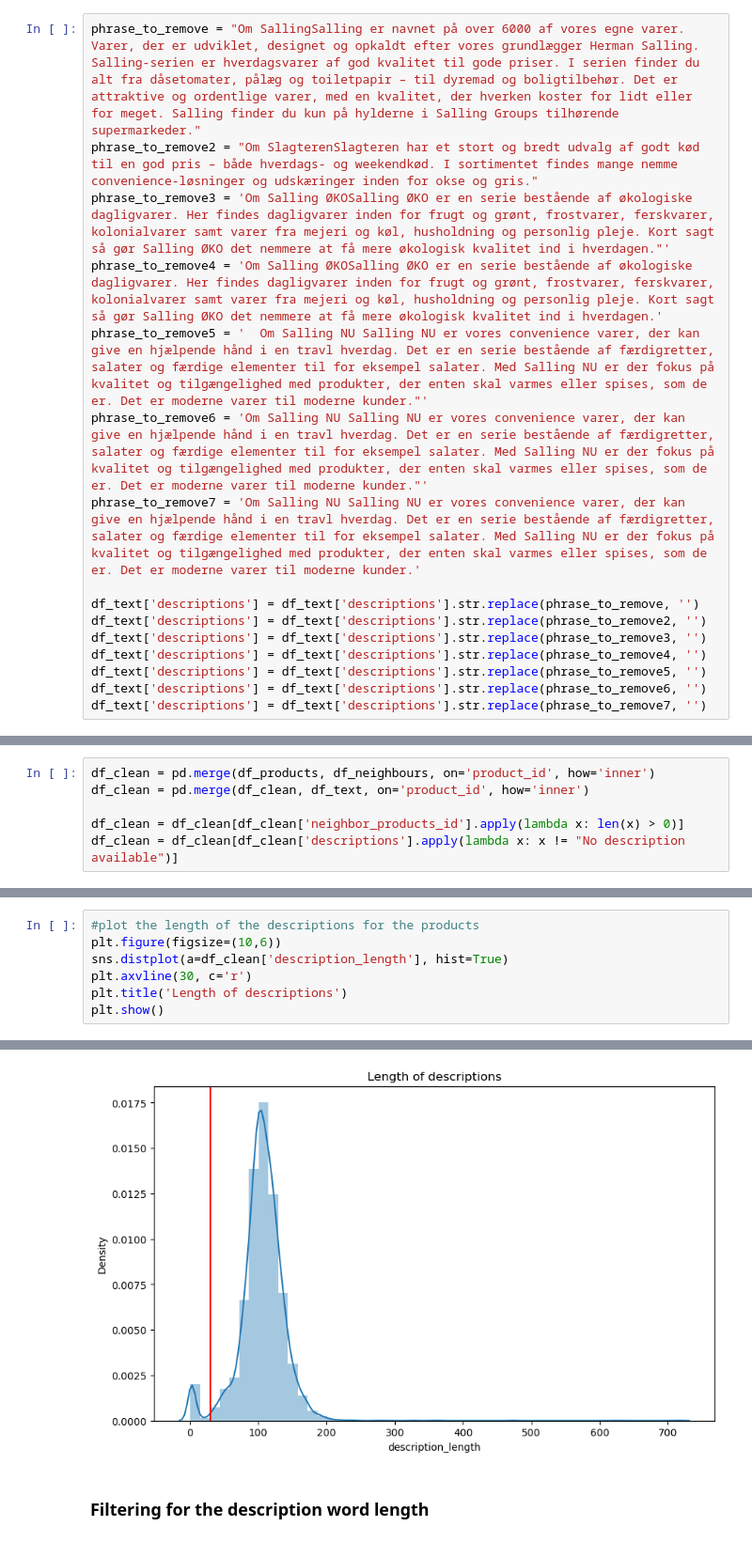
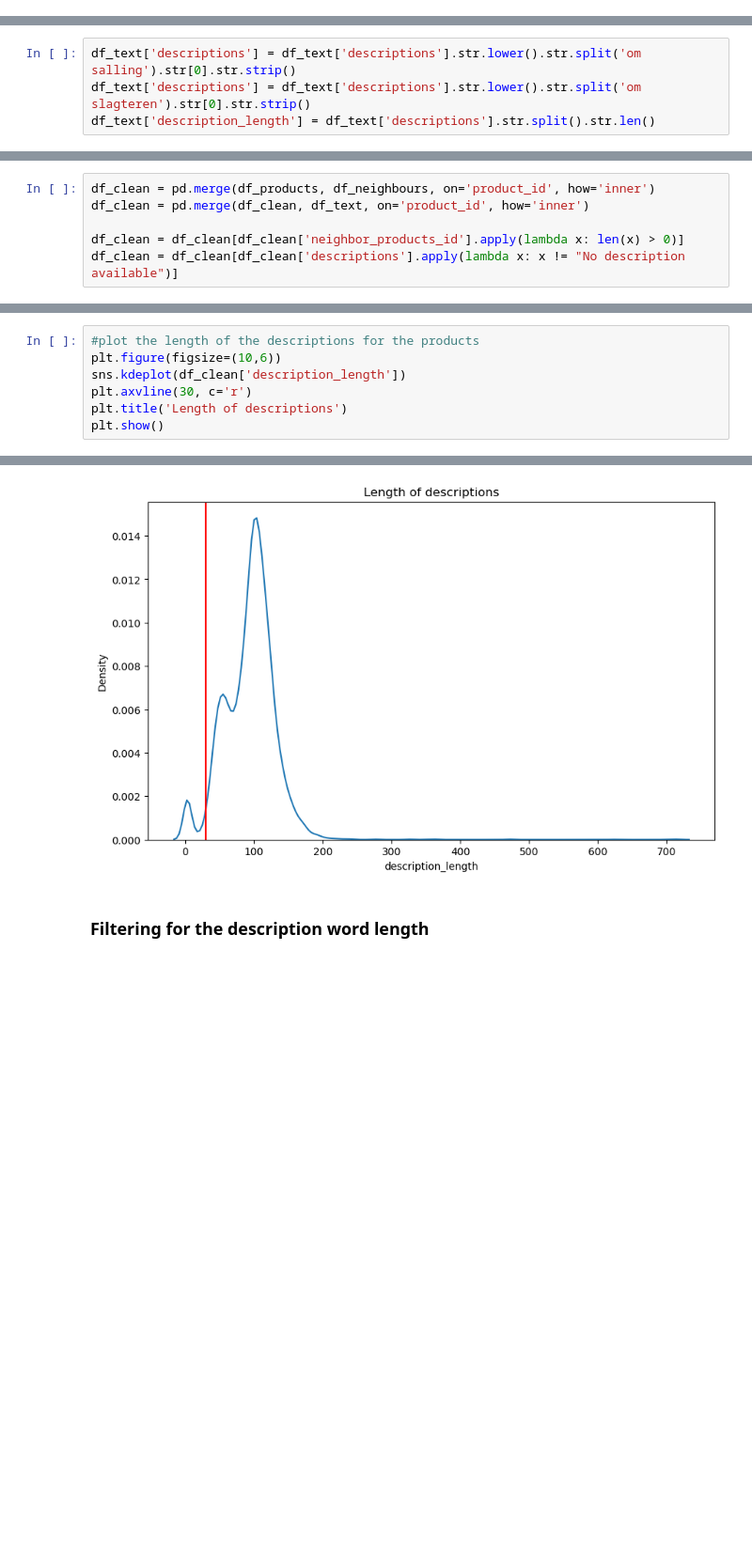
Before and after one commit to KarolineKlan/ComSocSci2024-FinalProject, a Jupyter notebook: explainer_notebook.ipynb, the cells around one changed output, grey strips where cells are left out. Shown: that part at 94% size. Cells and saved outputs as stored; diff of their text form; blank space fills up the shorter version.

Commit message:
data_cleaned

```diff
--- a/explainer_notebook.ipynb
+++ b/explainer_notebook.ipynb
@@ -113,16 +102,0 @@ There are 0 missing descriptions in the dataset
-# %%
-phrase_to_remove = "Om SallingSalling er navnet på over 6000 af vores egne varer. Varer, der er udviklet, designet og opkaldt efter vores grundlægger Herman Salling. Salling-serien er hverdagsvarer af god kvalitet til gode priser. I serien finder du alt fra dåsetomater, pålæg og toiletpapir – til dyremad og boligtilbehør. Det er attraktive og ordentlige varer, med en kvalitet, der hverken koster for lidt eller for meget. Salling finder du kun på hylderne i Salling Groups tilhørende supermarkeder."
-phrase_to_remove2 = "Om SlagterenSlagteren har et stort og bredt udvalg af godt kød til en god pris – både hverdags- og weekendkød. I sortimentet findes mange nemme convenience-løsninger og udskæringer inden for okse og gris."
-phrase_to_remove3 = 'Om Salling ØKOSalling ØKO er en serie bestående af økologiske dagligvarer. Her findes dagligvarer inden for frugt og grønt, frostvarer, ferskvarer, kolonialvarer samt varer fra mejeri og køl, husholdning og personlig pleje. Kort sagt så gør Salling ØKO det nemmere at få mere økologisk kvalitet ind i hverdagen."'
-phrase_to_remove4 = 'Om Salling ØKOSalling ØKO er en serie bestående af økologiske dagligvarer. Her findes dagligvarer inden for frugt og grønt, frostvarer, ferskvarer, kolonialvarer samt varer fra mejeri og køl, husholdning og personlig pleje. Kort sagt så gør Salling ØKO det nemmere at få mere økologisk kvalitet ind i hverdagen.'
-phrase_to_remove5 = '  Om Salling NU Salling NU er vores convenience varer, der kan give en hjælpende hånd i en travl hverdag. Det er en serie bestående af færdigretter, salater og færdige elementer til for eksempel salater. Med Salling NU er der fokus på kvalitet og tilgængelighed med produkter, der enten skal varmes eller spises, som de er. Det er moderne varer til moderne kunder."'
-phrase_to_remove6 = 'Om Salling NU Salling NU er vores convenience varer, der kan give en hjælpende hånd i en travl hverdag. Det er en serie bestående af færdigretter, salater og færdige elementer til for eksempel salater. Med Salling NU er der fokus på kvalitet og tilgængelighed med produkter, der enten skal varmes eller spises, som de er. Det er moderne varer til moderne kunder."'
-phrase_to_remove7 = 'Om Salling NU Salling NU er vores convenience varer, der kan give en hjælpende hånd i en travl hverdag. Det er en serie bestående af færdigretter, salater og færdige elementer til for eksempel salater. Med Salling NU er der fokus på kvalitet og tilgængelighed med produkter, der enten skal varmes eller spises, som de er. Det er moderne varer til moderne kunder.'
-
-df_text['descriptions'] = df_text['descriptions'].str.replace(phrase_to_remove, '')
-df_text['descriptions'] = df_text['descriptions'].str.replace(phrase_to_remove2, '')
-df_text['descriptions'] = df_text['descriptions'].str.replace(phrase_to_remove3, '')
-df_text['descriptions'] = df_text['descriptions'].str.replace(phrase_to_remove4, '')
-df_text['descriptions'] = df_text['descriptions'].str.replace(phrase_to_remove5, '')
-df_text['descriptions'] = df_text['descriptions'].str.replace(phrase_to_remove6, '')
-df_text['descriptions'] = df_text['descriptions'].str.replace(phrase_to_remove7, '')
@@ -129 +105,5 @@ df_text['descriptions'] = df_text['descriptions'].str.replace(phrase_to_remove7,
+# %%
+df_text['descriptions'] = df_text['descriptions'].str.lower().str.split('om salling').str[0].str.strip()
+df_text['descriptions'] = df_text['descriptions'].str.lower().str.split('om slagteren').str[0].str.strip()
+df_text['description_length'] = df_text['descriptions'].str.split().str.len()
 # %% [markdown]
@@ -137,7 +133,7 @@ df_clean = df_clean[df_clean['descriptions'].apply(lambda x: x != "No descriptio
 # %%
 #plot the length of the descriptions for the products
 plt.figure(figsize=(10,6))
-sns.distplot(a=df_clean['description_length'], hist=True)
+sns.kdeplot(df_clean['description_length'])
 plt.axvline(30, c='r')
 plt.title('Length of descriptions')
 plt.show()
@@ -154,3 +141,3 @@ https://gist.github.com/mwaskom/de44147ed2974457ad6372750bbe5751
-[figure, old version]
+[figure, new version]
 # %% [markdown]
 ### Filtering for the description word length
```
Also changed, not shown: parts of 19 cells of this notebook, 6 other files.
